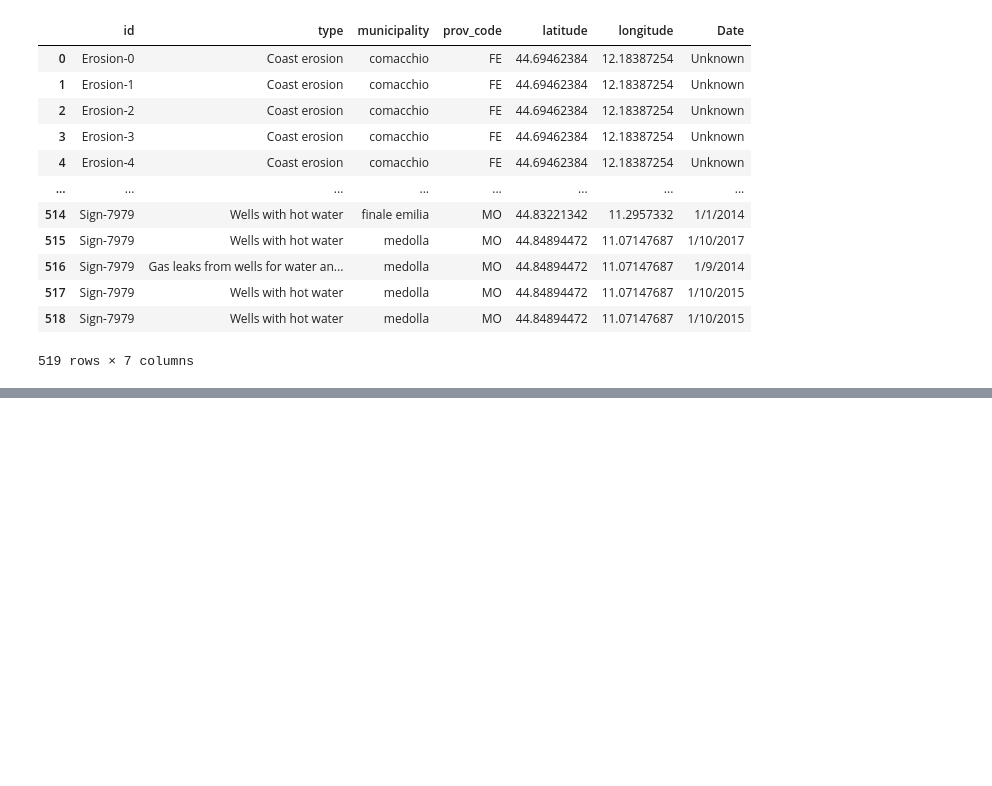
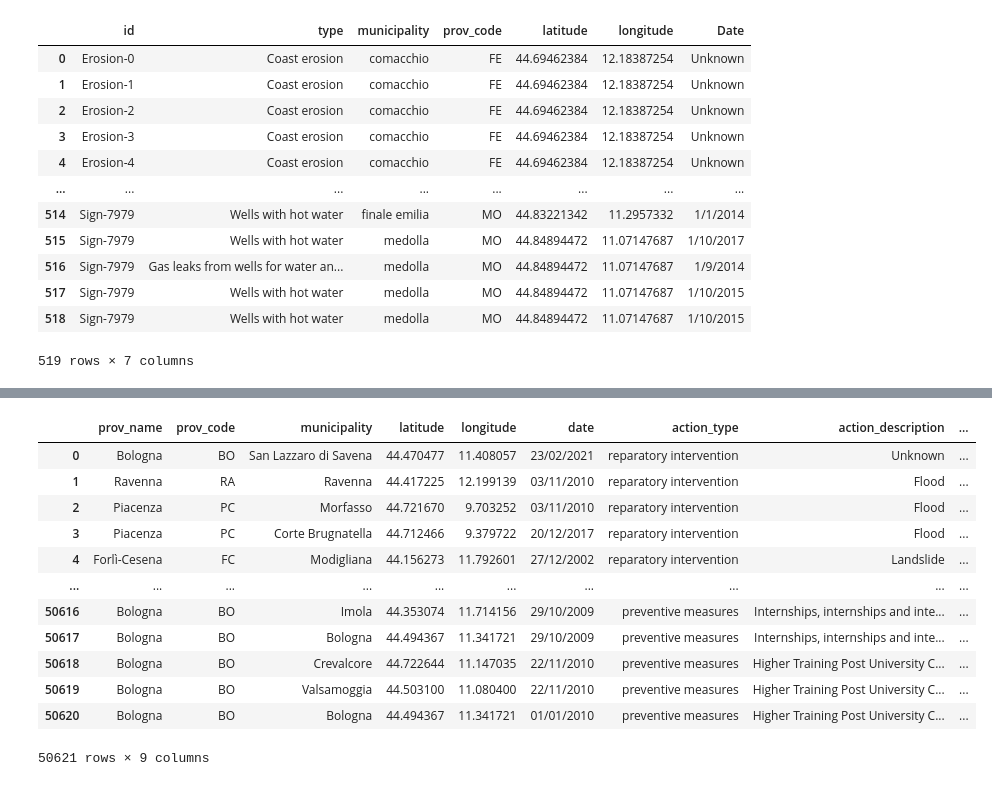
Before and after one commit to ChiaraCati/FlooData, a Jupyter notebook: software/datasets_touchups.ipynb, the cells around one changed output, grey strips where cells are left out. Cells and saved outputs as stored; diff of their text form; code cells hidden in the pictures; blank space fills up the shorter version.

Commit message:
uppdate actions dataset + its ttl file

```diff
--- a/software/datasets_touchups.ipynb
+++ b/software/datasets_touchups.ipynb
@@ -92,3 +93,20 @@ disruptions
 | 517 | Sign-7979 | Wells with hot water | medolla | MO | 44.84894472 | 11.07147687 | 1/10/2015 |
 | 518 | Sign-7979 | Wells with hot water | medolla | MO | 44.84894472 | 11.07147687 | 1/10/2015 |
 519 rows × 7 columns
+# %%
+# actions translation
+actions = pd.read_csv(dir_path + '/actions.csv')
+actions = actions.drop(actions.columns[0], axis=1)
+
+
+actions.action_description = actions.action_description.fillna('Sconosciuto') #correct issues with textblob
+actions.action_description = actions.action_description.replace('Missing','Mancante') #correct issues with textblob
+
+actions_it = set(actions.action_description)
+# translate nd replace each word using textblob
+for word in actions_it:
+    blob = TextBlob(word)
+    trans = blob.translate(from_lang='it', to='en')
+    actions = actions.replace(word, str(trans))
+actions_eng = set(actions.action_description)
+actions_eng
@@ -94,0 +131,16 @@ disruptions
+# %%
+actions
+# %% [output]
+|  | prov_name | prov_code | municipality | latitude | longitude | date | action_type | action_description | ... |
+| 0 | Bologna | BO | San Lazzaro di Savena | 44.470477 | 11.408057 | 23/02/2021 | reparatory intervention | Unknown | ... |
+| 1 | Ravenna | RA | Ravenna | 44.417225 | 12.199139 | 03/11/2010 | reparatory intervention | Flood | ... |
+| 2 | Piacenza | PC | Morfasso | 44.721670 | 9.703252 | 03/11/2010 | reparatory intervention | Flood | ... |
+| 3 | Piacenza | PC | Corte Brugnatella | 44.712466 | 9.379722 | 20/12/2017 | reparatory intervention | Flood | ... |
+| 4 | Forlì-Cesena | FC | Modigliana | 44.156273 | 11.792601 | 27/12/2002 | reparatory intervention | Landslide | ... |
+| ... | ... | ... | ... | ... | ... | ... | ... | ... | ... |
+| 50616 | Bologna | BO | Imola | 44.353074 | 11.714156 | 29/10/2009 | preventive measures | Internships, internships and inte... | ... |
+| 50617 | Bologna | BO | Bologna | 44.494367 | 11.341721 | 29/10/2009 | preventive measures | Internships, internships and inte... | ... |
+| 50618 | Bologna | BO | Crevalcore | 44.722644 | 11.147035 | 22/11/2010 | preventive measures | Higher Training Post University C... | ... |
+| 50619 | Bologna | BO | Valsamoggia | 44.503100 | 11.080400 | 22/11/2010 | preventive measures | Higher Training Post University C... | ... |
+| 50620 | Bologna | BO | Bologna | 44.494367 | 11.341721 | 01/01/2010 | preventive measures | Higher Training Post University C... | ... |
+50621 rows × 9 columns
```
Also changed, not shown: parts of 3 cells of this notebook, 3 other files.
